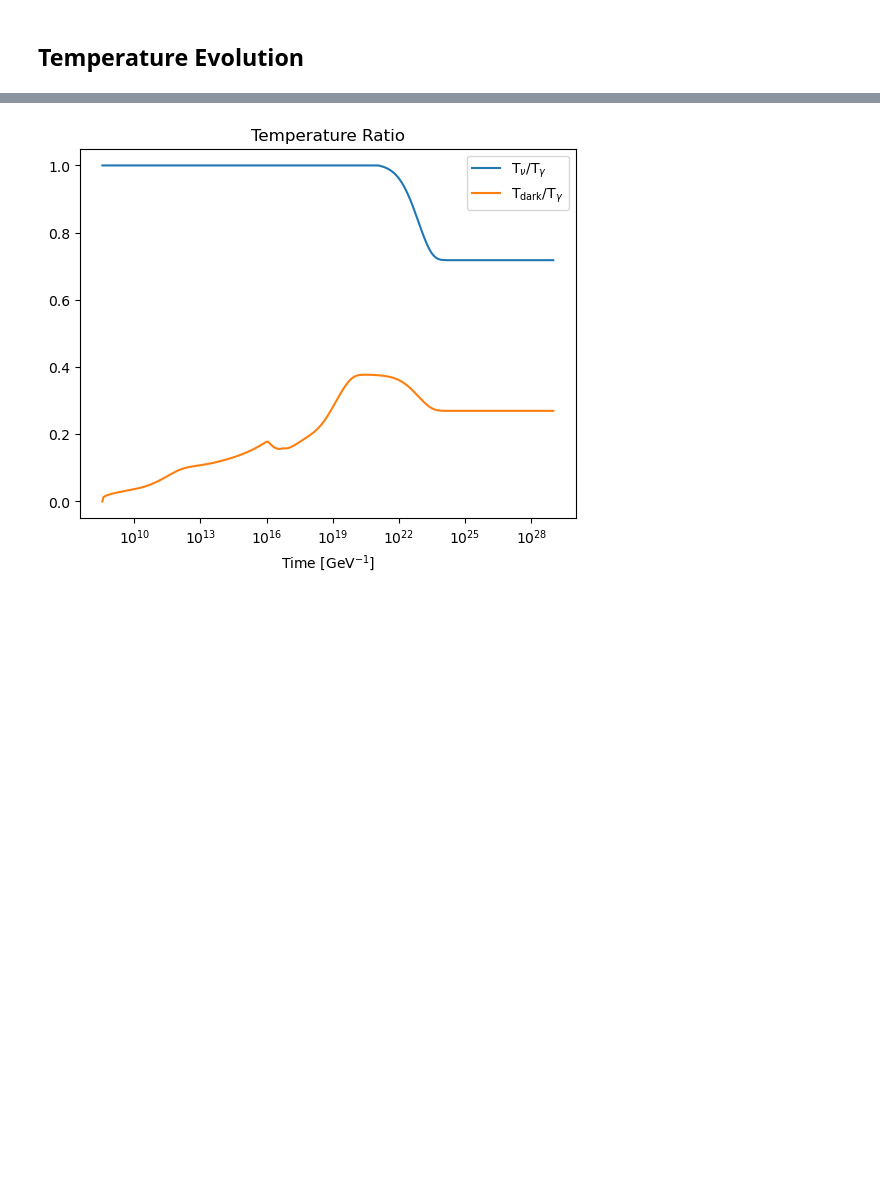
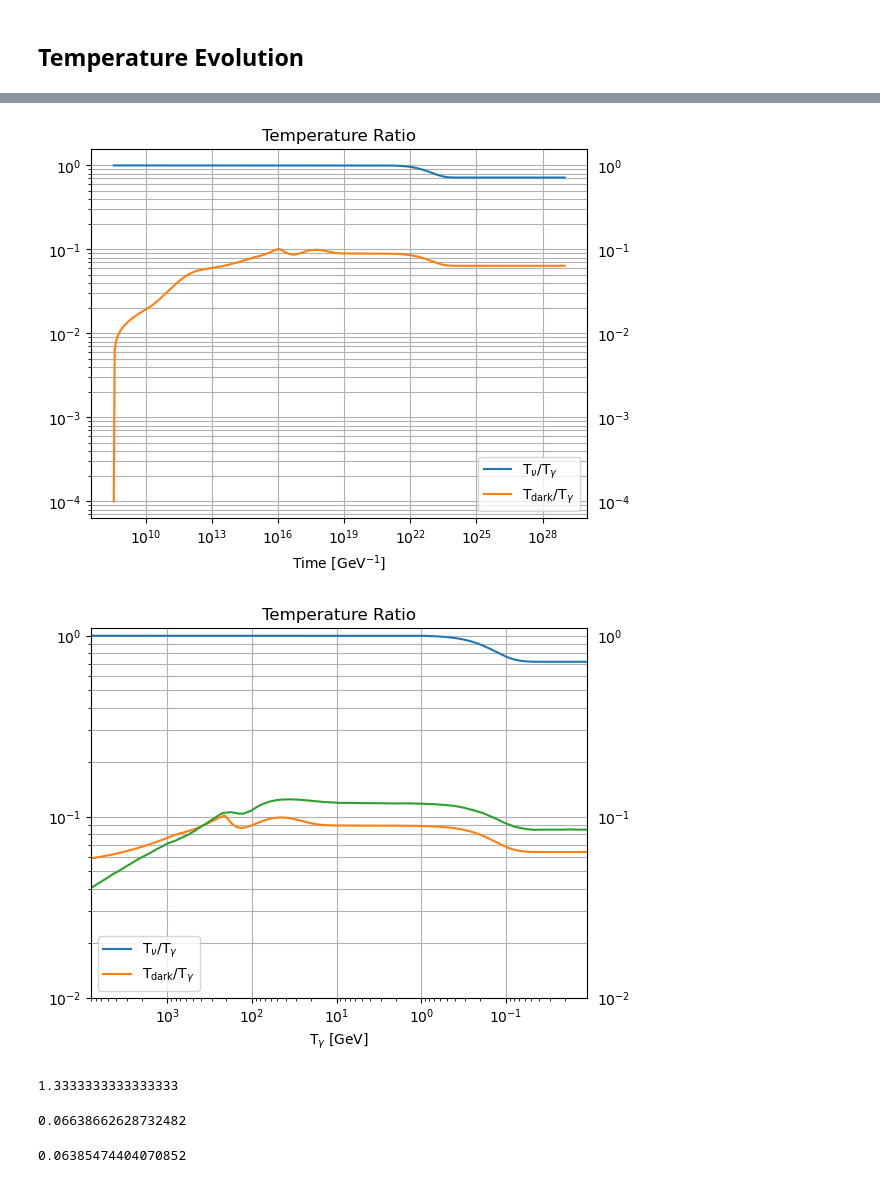
Before and after one commit to Duncan-Adams/mcp_boltzmann, a Jupyter notebook: notebooks/mcp_boltzmann_solver.ipynb, the cells around one changed output, grey strips where cells are left out. Drawn from its saved outputs; the diff is of its cells as text; code cells hidden in the pictures; blank space fills up the shorter version.

```diff
--- a/notebooks/mcp_boltzmann_solver.ipynb
+++ b/notebooks/mcp_boltzmann_solver.ipynb
@@ -40,9 +37,14 @@ shelton_Q_of_M = interp1d(shelton_Q_mass_027[0], shelton_Q_mass_027[1])
 MeV = 1
 GeV = 1e3
 # %%
-m_mcp = 10.0*MeV
+m_mcp = 100.0*MeV
 
 Q = shelton_Q_of_M(m_mcp)
 # Q = 2.7e-9
 print(f'{Q=}')
+c_theta_w = 0.881255
+eps_VR = 1e-9
+
+Q = eps_VR*c_theta_w
+# Q = eps_VR
 # %% [output]
@@ -50,11 +56,11 @@ Q=array(2.84962975e-09)
 # %% [markdown]
 ## Annihilation Collision terms
 # %%
-def load_ann_rate(path):
-    with np.load(path) as rate_file:
-        return interp1d(rate_file['Temp_grid'], rate_file['rate'], bounds_error=False, fill_value=0)
+from mcp_boltzmann.annihilation import load_ann_rate
 
-_CF_ff_xx_I = load_ann_rate(f'../output/rates/annihilation/ann_m_{m_mcp}_Q_1.npz')
+_CF_ff_xx_I = load_ann_rate(
+    f'../output/rates/annihilation/mcp_annihilation_rate_m_{m_mcp}_Q_1.npz'
+)
 # %%
 #total annihilation rate from sm to dark sector
 def CF_ann(T, Q):
@@ -67,7 +73,7 @@ def CF_ann_sm_ds(T_sm, T_ds, Q):
 # %%
 from mcp_boltzmann.elastic_scattering import load_tabulated_rate
 
-mcp_coulomb_rate = load_tabulated_rate(f'../output/rates/coulomb/mcp_coulomb_rate_m_{m_mcp}_Q_1.npz')
+mcp_coulomb_rate = load_tabulated_rate(f'../output/rates/coulomb/test/mcp_coulomb_rate_m_{m_mcp}_Q_1.npz')
 # %%
 def CF_scatt_sm_ds(T_sm, T_ds, Q):
     return Q**2*mcp_coulomb_rate(T_sm, T_ds)
@@ -169,15 +175,58 @@ plt.show()
+# %%
+fig3_1311_2600_Td_by_Tgam = load_csv('../input/fig/1311.2600_fig3_left_Td_by_Tgam.csv')
 # %%
 plt.plot(sol_bsm.t, sol_bsm.y[1]/sol_bsm.y[0], label=r'T$_\nu$/T$_\gamma$')
 plt.plot(sol_bsm.t, sol_bsm.y[2]/sol_bsm.y[0], label=r'T$_{\rm dark}$/T$_\gamma$')
 plt.xscale('log')
+plt.yscale('log')
 
 plt.xlabel('Time [GeV$^{-1}$]')
 plt.title('Temperature Ratio')
+
+plt.tick_params(labelright=True, which='both')
+plt.yticks()
+plt.grid(which='both', axis='y')
+plt.grid(axis='x')
+
 plt.legend()
 
 plt.show()
+
+plt.plot(sol_bsm.y[0], sol_bsm.y[1]/sol_bsm.y[0], label=r'T$_\nu$/T$_\gamma$')
+plt.plot(sol_bsm.y[0], sol_bsm.y[2]/sol_bsm.y[0], label=r'T$_{\rm dark}$/T$_\gamma$')
+plt.plot(*fig3_1311_2600_Td_by_Tgam)
+plt.xscale('log')
+plt.yscale('log')
+
+plt.xlabel('T$_\gamma$ [GeV]')
+plt.title('Temperature Ratio')
+
+plt.tick_params(labelright=True, which='both')
+plt.yticks()
+plt.grid(which='both', axis='y')
+plt.grid(axis='x')
+plt.gca().invert_xaxis()
+plt.legend()
+
+plt.ylim(1e-2, 1.1)
+plt.xlim(0.8e4, 1.1e-2)
+
+plt.show()
 # %% [output]
-[figure, old version]
+[figure, new version]
+[figure, added]
+# %%
+.088/.066
+# %% [output]
+1.3333333333333333
+# %%
+0.06638662628732482
+# %% [output]
+0.06638662628732482
+# %%
+sol_bsm.y[2][-1]/sol_bsm.y[0][-1]
+# %% [output]
+0.06385474404070852
 # %%
 plt.plot(sol_bsm.y[0], sol_bsm.y[0], linestyle='dashed', color='black', alpha=0.8, label=r'T$_\gamma$')
 plt.plot(sol_bsm.y[0], sol_bsm.y[1], label=r'T$_\nu$')
```
Also changed, not shown: parts of 9 cells of this notebook, 15 other files.
